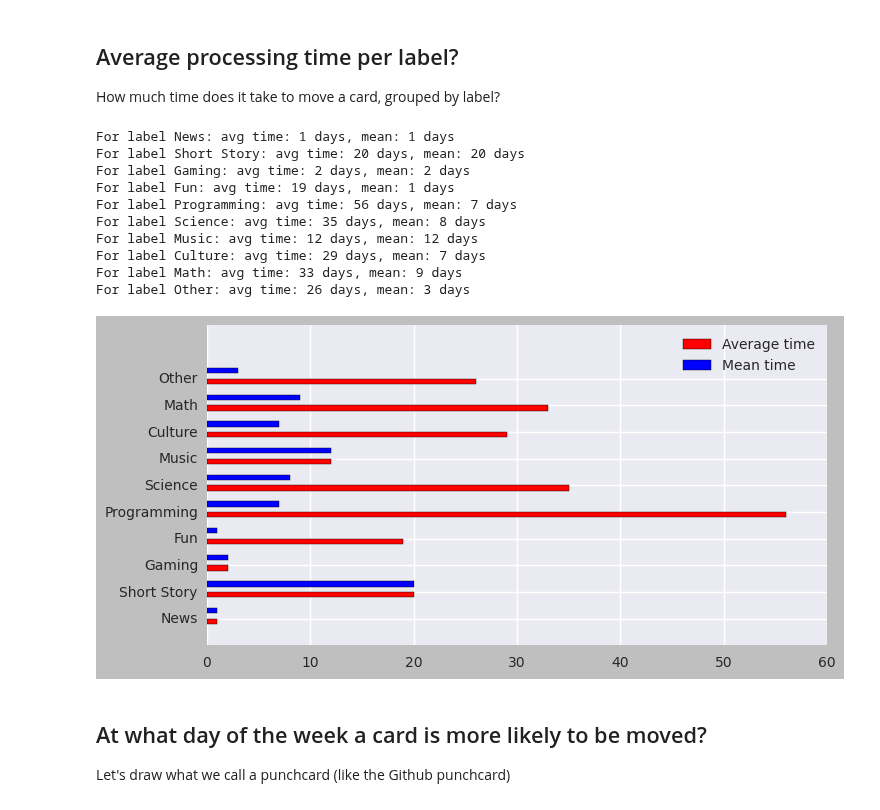
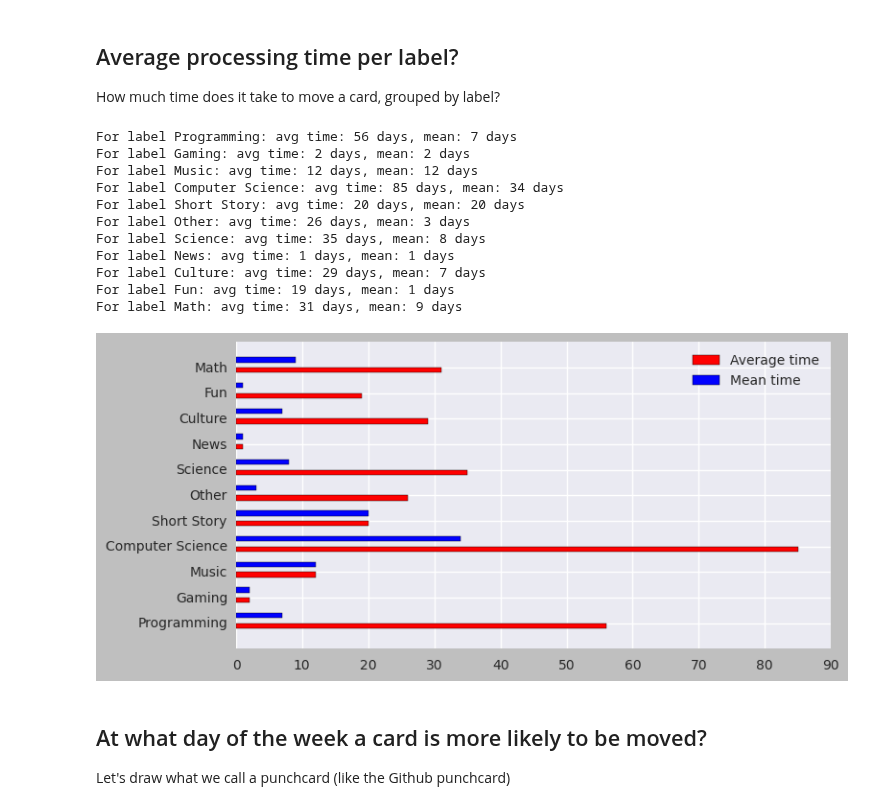
Before and after one commit to jtpio/data-playground, a Jupyter notebook: trello/personal-trello-stats.ipynb, the cells around one changed output. Drawn from its saved outputs; the diff is of its cells as text; code cells hidden in the pictures.

```diff
--- a/trello/personal-trello-stats.ipynb
+++ b/trello/personal-trello-stats.ipynb
@@ -168,7 +168,9 @@ from collections import Counter
 big_list_of_cards = [card for c in ls.values() for card in c['cards']]
 print('Total number of cards: ' + str(len(big_list_of_cards)))
 
-label_count = dict(Counter([(label['name'], label['color']) for c in big_list_of_cards for label in c['labels']]).most_common())
+labels_list = [(label['name'], label['color']) for c in big_list_of_cards for label in c['labels']]
+labels = {name: color for (name, color) in labels_list}
+label_count = dict(Counter(labels_list).most_common())
 
 for label, number_of_cards in label_count.items():
     print(str(label) + ' used ' + str(number_of_cards) + ' times')
@@ -238,8 +240,10 @@ dates_moved = {c['data']['card']['id']: parse_date(c['date']) for c in moved_to_
 dates_created = {c['data']['card']['id']: parse_date(c['date']) for c in ls['To Read']['actions']
                  if 'card' in c['data'] and c['data']['card']['id'] in dates_moved.keys() and c['type'] == 'createCard'}
 
+time_per_card = {cid: (d-dates_created[cid]).days for cid, d in dates_moved.items()}
+
 # Calculate the difference in days, assuming date_moved > date_created
-times = [(d - dates_created[cid]).days for cid, d in dates_moved.items()]
+times = time_per_card.values()
 
 average_days_for_moving = math.floor(statistics.mean(times))
 median = math.floor(statistics.median(times))
@@ -283,55 +287,54 @@ How much time does it take to move a card, grouped by label?
 # %%
 def labels_list_names(ls):
     return [l['name'] for l in ls]
-
-labels_inv = { v: k for k, v in labels.items() }
 
 cards_indexed_by_id = {c['id']: c for c in big_list_of_cards}
 
 average_time_per_label = {}
 median_time_per_label = {}
 
-for label in labels_inv.keys():
+for label in labels.keys():
     # Basically the same code as before
     dates_moved = { c['data']['card']['id']: parse_date(c['date'])
                        for c in moved_to_done
                        # add one filter for the current tag
                        if label in labels_list_names(cards_indexed_by_id[c['data']['card']['id']]['labels'])}
 
     # Create a dictionary card_id -> date to track the date a card was created
     dates_created = {c['data']['card']['id']: parse_date(c['date']) for c in ls['To Read']['actions']
                      if 'card' in c['data']
                         and c['data']['card']['id'] in dates_moved.keys()
                         and c['type'] == 'createCard'
                     }
 
     # Calculate the difference in days, assuming date_moved > date_created
-    times = [(d - dates_created[cid]).days for cid, d in dates_moved.items()]
+    times = [(d-dates_created[cid]).days for cid, d in dates_moved.items()]
 
     average_time_per_label[label] = math.floor(statistics.mean(times))
     median_time_per_label[label] = math.floor(statistics.median(times))
 
 for label, time in average_time_per_label.items():
     print('For label ' + label + ': avg time: ' + str(time) + ' days, mean: ' + str(median_time_per_label[label]) + ' days')
 
-x = np.arange(len(labels_inv.keys()))-1
+x = np.arange(len(labels.keys()))-1
 averages = plt.barh(x-0.2, list(average_time_per_label.values()), label=['average', 'mean'], height=0.2, color='r')
 means = plt.barh(x+0.2, list(median_time_per_label.values()), height=0.2, color='b')
 plt.legend((averages, means), ('Average time', 'Mean time'))
 plt.yticks(x, list(label for label in average_time_per_label.keys()))
 plt.show()
 # %% [output]
+For label Programming: avg time: 56 days, mean: 7 days
+For label Gaming: avg time: 2 days, mean: 2 days
+For label Music: avg time: 12 days, mean: 12 days
+For label Computer Science: avg time: 85 days, mean: 34 days
+For label Short Story: avg time: 20 days, mean: 20 days
+For label Other: avg time: 26 days, mean: 3 days
+For label Science: avg time: 35 days, mean: 8 days
 For label News: avg time: 1 days, mean: 1 days
-For label Short Story: avg time: 20 days, mean: 20 days
-For label Gaming: avg time: 2 days, mean: 2 days
+For label Culture: avg time: 29 days, mean: 7 days
 For label Fun: avg time: 19 days, mean: 1 days
-For label Programming: avg time: 56 days, mean: 7 days
-For label Science: avg time: 35 days, mean: 8 days
-For label Music: avg time: 12 days, mean: 12 days
-For label Culture: avg time: 29 days, mean: 7 days
-For label Math: avg time: 33 days, mean: 9 days
-For label Other: avg time: 26 days, mean: 3 days
+For label Math: avg time: 31 days, mean: 9 days
-[figure, old version]
+[figure, new version]
 # %% [markdown]
 ## At what day of the week a card is more likely to be moved?
 
```
Also changed, not shown: parts of 11 cells of this notebook.
